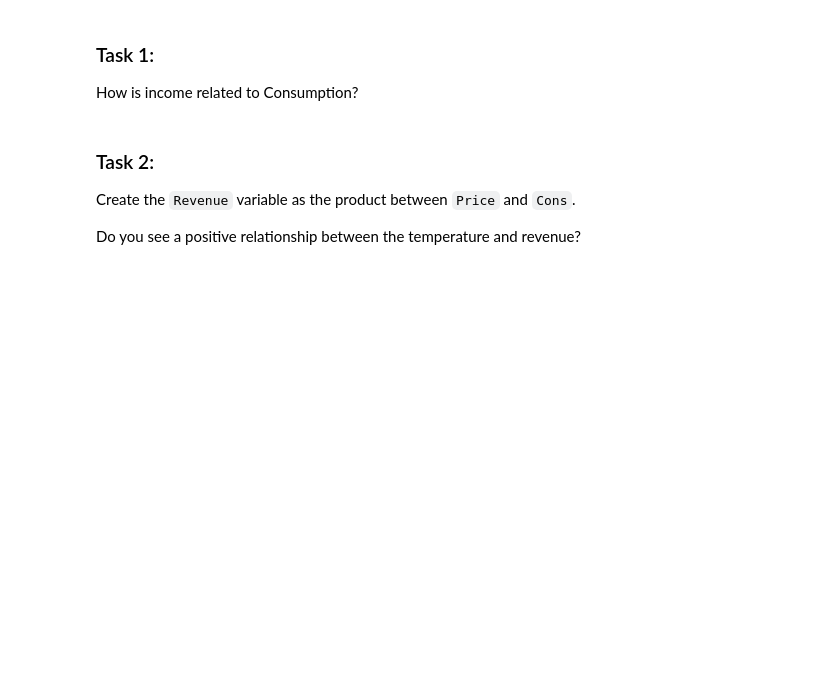
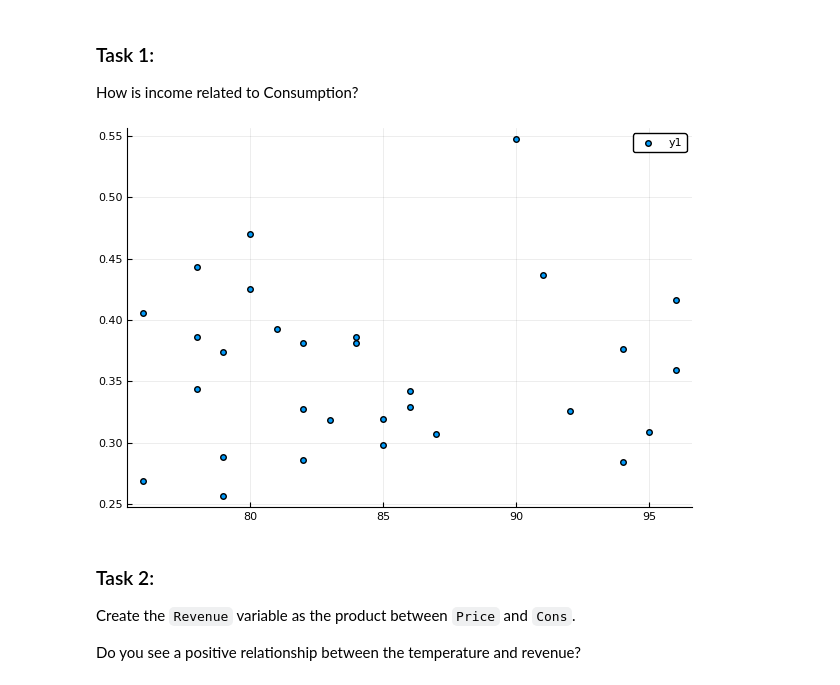
Before and after one commit to PhilChodrow/mban_orientation, a Jupyter notebook: optimization_intro/0 - Data Manipulation-Complete.ipynb, the cells around one changed output. Saved outputs shown, nothing was run; the diff lists cells and outputs as text; code cells hidden in the pictures; blank space fills up the shorter version.

```diff
--- a/optimization_intro/0 - Data Manipulation-Complete.ipynb
+++ b/optimization_intro/0 - Data Manipulation-Complete.ipynb
@@ -205,7 +165,9 @@ With the same `icecream` data, explore the following questions using visualizati
 ### Task 1:
 How is income related to Consumption?
 # %%
-scatter(icecream, :Income, :Cons)
+scatter(icecream[:Income], icecream[:Cons])
+# %% [output]
+[figure, added]
 # %% [markdown]
 ### Task 2:
 Create the `Revenue` variable as the product between `Price` and `Cons`.
```
Also changed, not shown: parts of 35 cells of this notebook, 11 other files.
